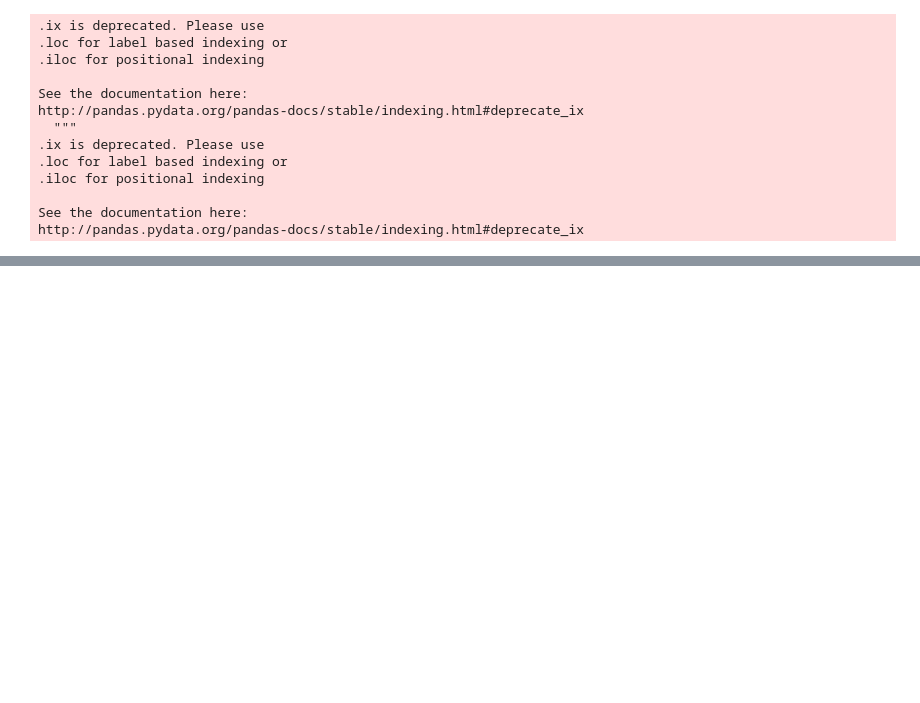
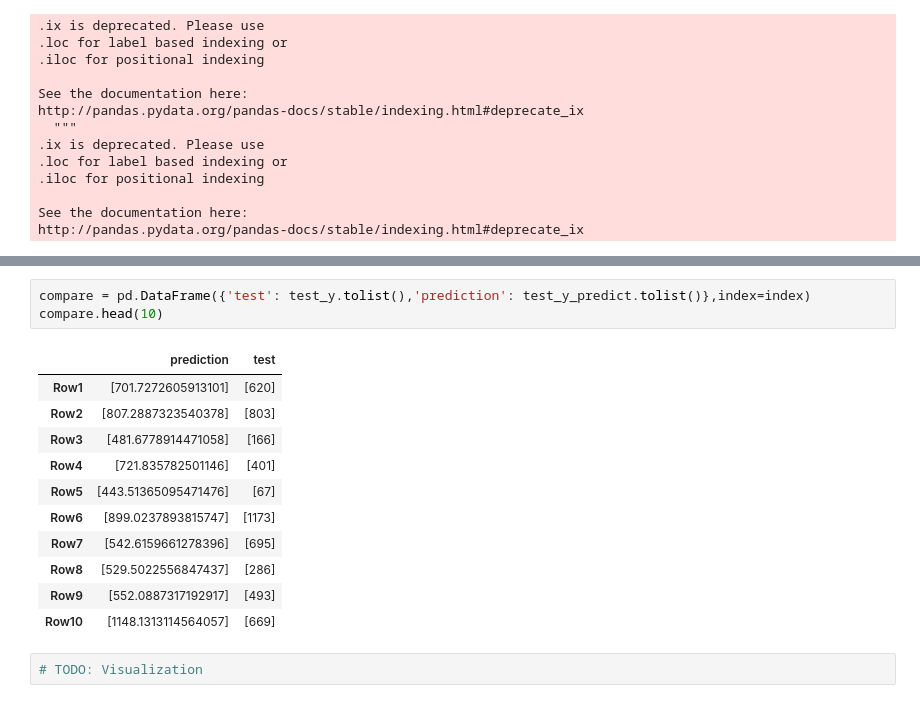
Before and after one commit to ibnvakbar/NYC, a Jupyter notebook: nyc_taxi.ipynb, the cells around one changed output, grey strips where cells are left out. Drawn from its saved outputs; the diff is of its cells as text; blank space fills up the shorter version.

Commit message:
Added TODO

```diff
--- a/nyc_taxi.ipynb
+++ b/nyc_taxi.ipynb
@@ -303,0 +286,17 @@ Variance score: 0.01
+# %%
+compare = pd.DataFrame({'test': test_y.tolist(),'prediction': test_y_predict.tolist()},index=index)
+compare.head(10)
+# %% [output]
+|  | prediction | test |
+| Row1 | [701.7272605913101] | [620] |
+| Row2 | [807.2887323540378] | [803] |
+| Row3 | [481.6778914471058] | [166] |
+| Row4 | [721.835782501146] | [401] |
+| Row5 | [443.51365095471476] | [67] |
+| Row6 | [899.0237893815747] | [1173] |
+| Row7 | [542.6159661278396] | [695] |
+| Row8 | [529.5022556847437] | [286] |
+| Row9 | [552.0887317192917] | [493] |
+| Row10 | [1148.1313114564057] | [669] |
+# %%
+# TODO: Visualization
```
Also changed, not shown: parts of 1 cell of this notebook.
